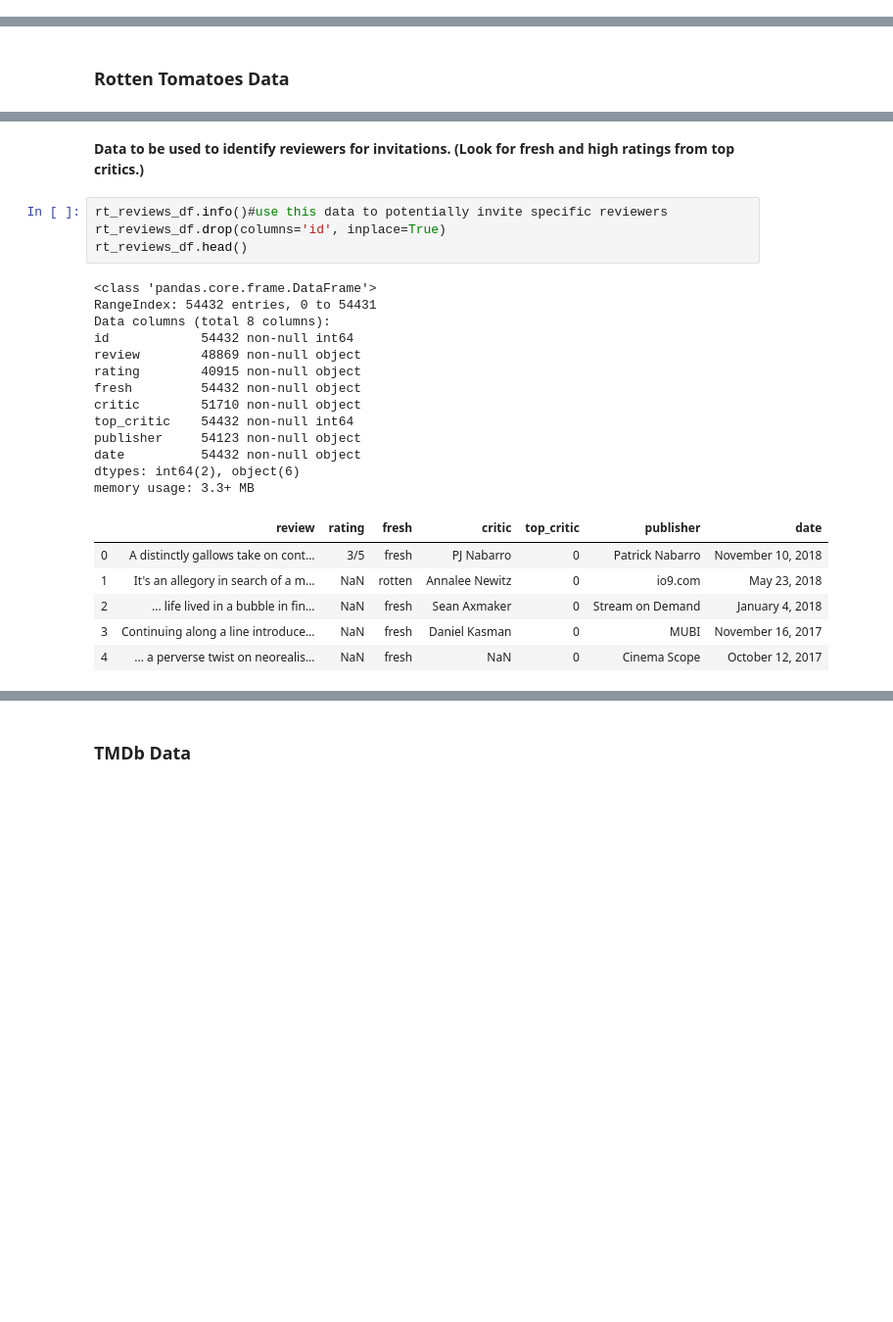
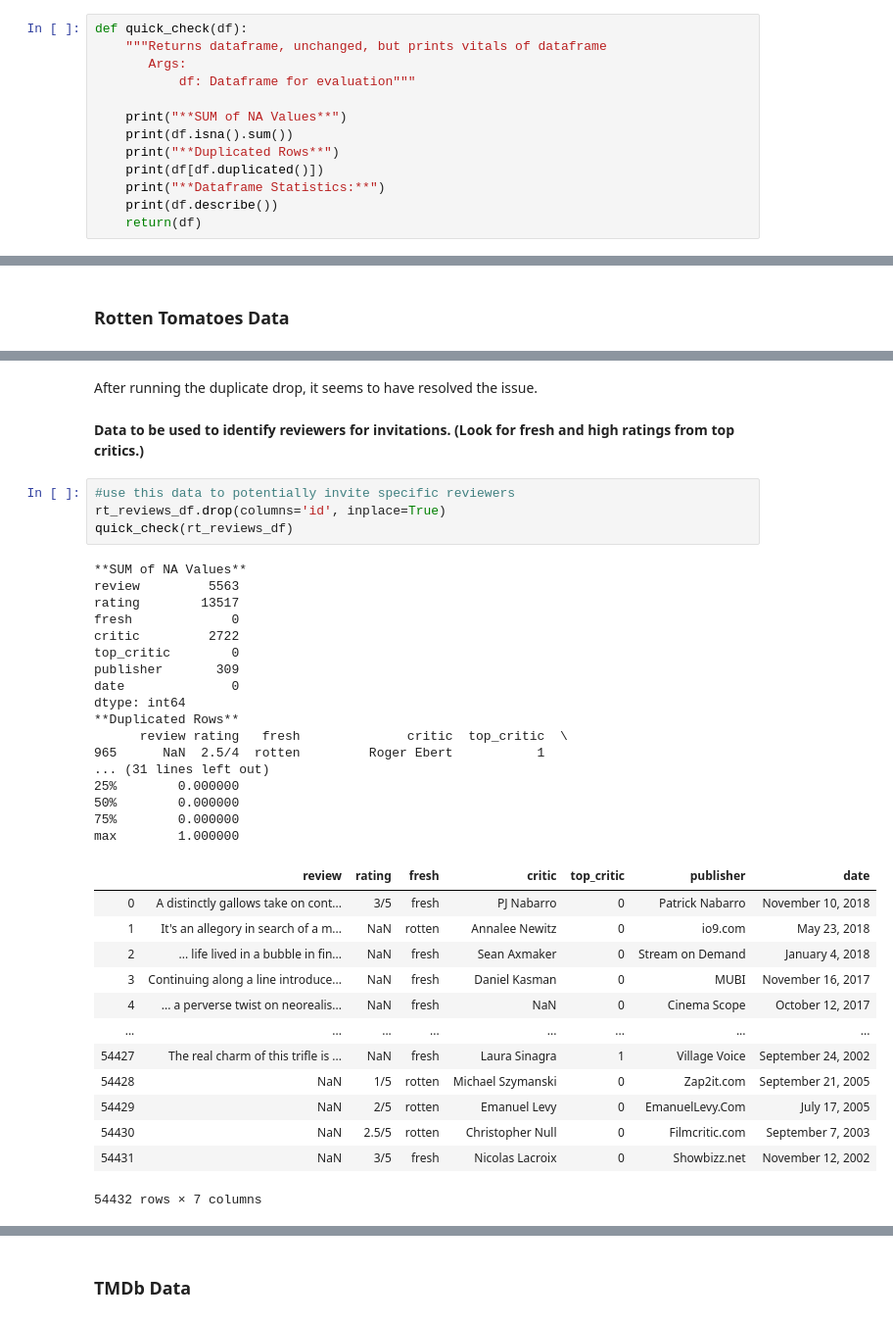
Before and after one commit to cam-benfield/EDA-Project, a Jupyter notebook: student.ipynb, the cells around one changed output, grey strips where cells are left out. Shown at 98% size. Saved outputs shown, nothing was run; the diff lists cells and outputs as text; blank space fills up the shorter version.

```diff
--- a/student.ipynb
+++ b/student.ipynb
@@ -89,0 +81,13 @@ def column_type_changer(column, df):
+# %%
+def quick_check(df):
+    """Returns dataframe, unchanged, but prints vitals of dataframe
+       Args:
+           df: Dataframe for evaluation"""
+
+    print("**SUM of NA Values**")
+    print(df.isna().sum())
+    print("**Duplicated Rows**")
+    print(df[df.duplicated()])
+    print("**Dataframe Statistics:**")
+    print(df.describe())
+    return(df)
@@ -281,26 +523,39 @@ memory usage: 146.4+ KB
+# %% [markdown]
+After running the duplicate drop, it seems to have resolved the issue.
 # %% [markdown]
 **Data to be used to identify reviewers for invitations. (Look for fresh and high ratings from top critics.)**
 # %%
-rt_reviews_df.info()#use this data to potentially invite specific reviewers
+#use this data to potentially invite specific reviewers
 rt_reviews_df.drop(columns='id', inplace=True)
-rt_reviews_df.head()
+quick_check(rt_reviews_df)
 # %% [output]
-<class 'pandas.core.frame.DataFrame'>
-RangeIndex: 54432 entries, 0 to 54431
-Data columns (total 8 columns):
-id            54432 non-null int64
-review        48869 non-null object
-rating        40915 non-null object
-fresh         54432 non-null object
-critic        51710 non-null object
-top_critic    54432 non-null int64
-publisher     54123 non-null object
-date          54432 non-null object
-dtypes: int64(2), object(6)
-memory usage: 3.3+ MB
+**SUM of NA Values**
+review         5563
+rating        13517
+fresh             0
+critic         2722
+top_critic        0
+publisher       309
+date              0
+dtype: int64
+**Duplicated Rows**
+      review rating   fresh              critic  top_critic  \
+965      NaN  2.5/4  rotten         Roger Ebert           1
+... (31 lines left out)
+25%        0.000000
+50%        0.000000
+75%        0.000000
+max        1.000000
 |  | review | rating | fresh | critic | top_critic | publisher | date |
 | 0 | A distinctly gallows take on cont... | 3/5 | fresh | PJ Nabarro | 0 | Patrick Nabarro | November 10, 2018 |
 | 1 | It's an allegory in search of a m... | NaN | rotten | Annalee Newitz | 0 | io9.com | May 23, 2018 |
 | 2 | ... life lived in a bubble in fin... | NaN | fresh | Sean Axmaker | 0 | Stream on Demand | January 4, 2018 |
 | 3 | Continuing along a line introduce... | NaN | fresh | Daniel Kasman | 0 | MUBI | November 16, 2017 |
 | 4 | ... a perverse twist on neorealis... | NaN | fresh | NaN | 0 | Cinema Scope | October 12, 2017 |
+| ... | ... | ... | ... | ... | ... | ... | ... |
+| 54427 | The real charm of this trifle is ... | NaN | fresh | Laura Sinagra | 1 | Village Voice | September 24, 2002 |
+| 54428 | NaN | 1/5 | rotten | Michael Szymanski | 0 | Zap2it.com | September 21, 2005 |
+| 54429 | NaN | 2/5 | rotten | Emanuel Levy | 0 | EmanuelLevy.Com | July 17, 2005 |
+| 54430 | NaN | 2.5/5 | rotten | Christopher Null | 0 | Filmcritic.com | September 7, 2003 |
+| 54431 | NaN | 3/5 | fresh | Nicolas Lacroix | 0 | Showbizz.net | November 12, 2002 |
+54432 rows × 7 columns
```
Also changed, not shown: parts of 62 cells of this notebook, 1 other file.
